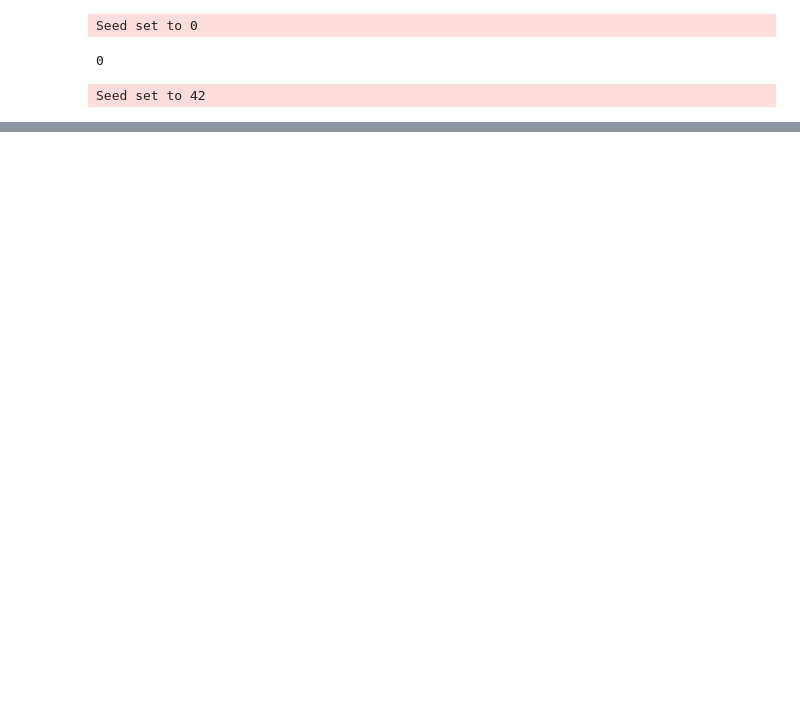
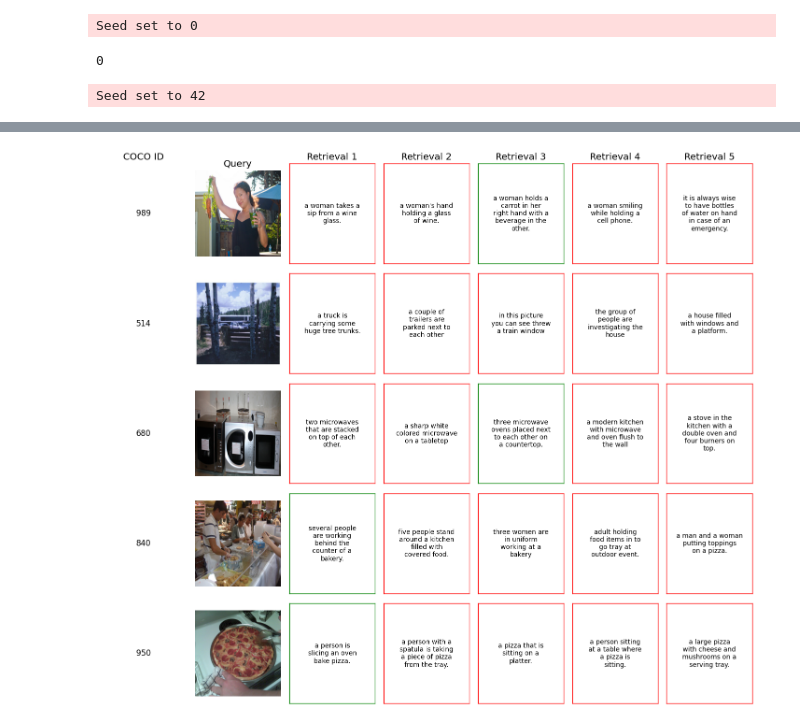
Before and after one commit to TimCares/MasterThesis, a Jupyter notebook: src/visualizations/visualize_retrieval.ipynb, the cells around one changed output, grey strips where cells are left out. Cells and saved outputs as stored; diff of their text form; code cells hidden in the pictures; blank space fills up the shorter version.

```diff
--- a/src/visualizations/visualize_retrieval.ipynb
+++ b/src/visualizations/visualize_retrieval.ipynb
@@ -209,5 +225,5 @@ coco_dm.setup('fit')
 # %%
-dl = iter(coco_dm.test_dataloader())
+dl = coco_dm.test_dataloader()
 # %%
 device = torch.device("cuda" if torch.cuda.is_available() else "cpu")
 
@@ -221,2 +256,2 @@ KeyError: 'vq_image'
 # %%
-scores, images, texts, iids, tiids = get_scores(*get_embeddings(model, dl, device))
+scores, images, texts, img_embeds, text_embeds, iids, tiids = get_scores(*get_embeddings(model, dl, device))
@@ -223,5 +261,4 @@ scores, images, texts, iids, tiids = get_scores(*get_embeddings(model, dl, devic
 # %%
-
 mask = iids.unsqueeze(1) == tiids.unsqueeze(0)
 selected_image_ids = torch.randperm(mask.shape[0])[:1000]
 
@@ -239,6 +276,14 @@ for row in mask[selected_image_ids]:
 
 selected_indices = torch.tensor(selected_indices)
 
+selected_texts_emb = text_embeds[selected_indices]
 selected_texts = texts[selected_indices]
+selected_images_emb = img_embeds[selected_image_ids]
 selected_images = images[selected_image_ids]
 iids_ = tiids_ = torch.arange(selected_images.shape[0])
+# %%
+scores_selected = selected_images_emb @ selected_texts_emb.t()
+# %%
+plot_text_retrievals(5, 5, scores_selected, selected_images, selected_texts, iids_, tiids_)
+# %% [output]
+[figure, added]
```
Also changed, not shown: parts of 12 cells of this notebook, 1 other file.
